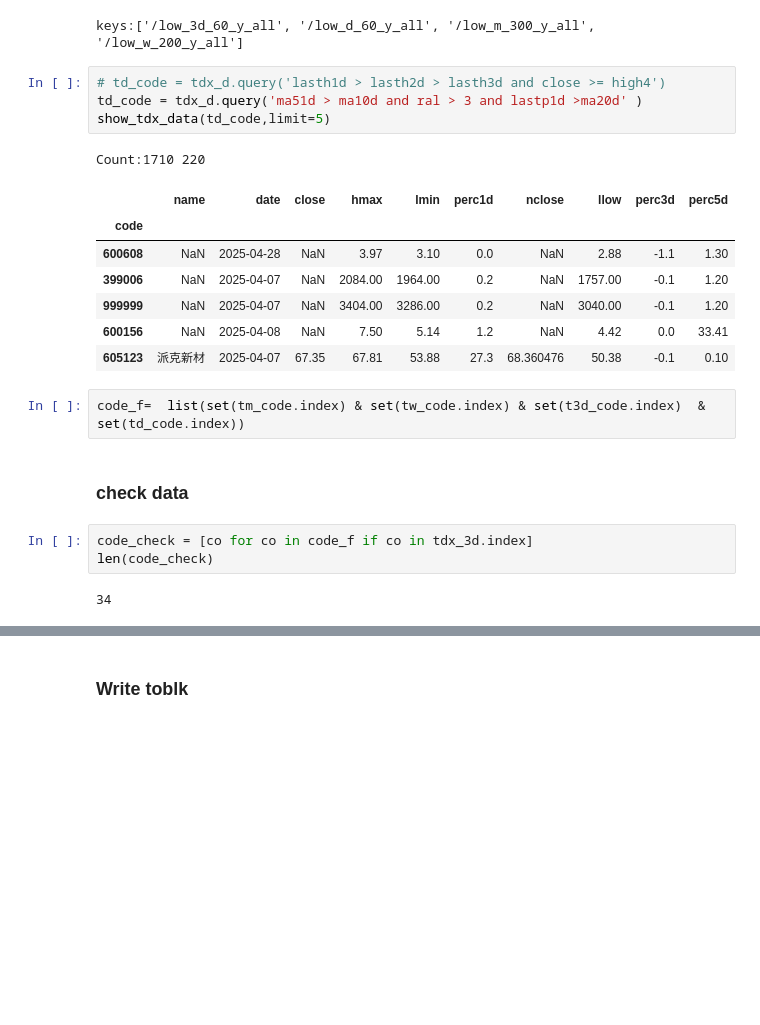
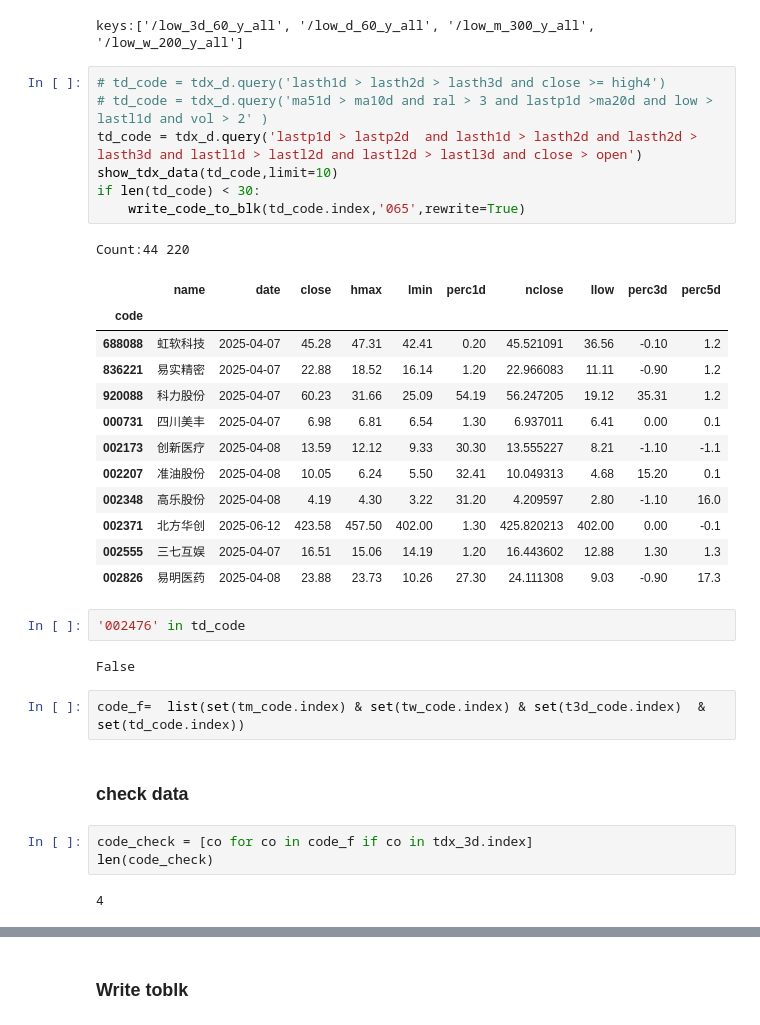
Before and after one commit to johnsonhongyi/pyQuant3, a Jupyter notebook: stock/jupyterAlgo/Quant2023/resample-monitor.ipynb, the cells around one changed output, grey strips where cells are left out. Saved outputs shown, nothing was run; the diff lists cells and outputs as text; blank space fills up the shorter version.

```diff
--- a/stock/jupyterAlgo/Quant2023/resample-monitor.ipynb
+++ b/stock/jupyterAlgo/Quant2023/resample-monitor.ipynb
@@ -495,26 +492,38 @@ tdx_d = cct.combine_dataFrame(h5_d,sinadm)
 keys:['/low_3d_60_y_all', '/low_d_60_y_all', '/low_m_300_y_all', '/low_w_200_y_all']
 # %%
 # td_code = tdx_d.query('lasth1d > lasth2d > lasth3d and close >= high4')
-td_code = tdx_d.query('ma51d > ma10d and ral > 3 and lastp1d >ma20d' )
-show_tdx_data(td_code,limit=5)
+# td_code = tdx_d.query('ma51d > ma10d and ral > 3 and lastp1d >ma20d and low > lastl1d and vol > 2' )
+td_code = tdx_d.query('lastp1d > lastp2d  and lasth1d > lasth2d and lasth2d > lasth3d and lastl1d > lastl2d and lastl2d > lastl3d and close > open')
+show_tdx_data(td_code,limit=10)
+if len(td_code) < 30:
+    write_code_to_blk(td_code.index,'065',rewrite=True)
 # %% [output]
-Count:1710 220
+Count:44 220
 |  | name | date | close | hmax | lmin | perc1d | nclose | llow | perc3d | perc5d |
 | code |  |  |  |  |  |  |  |  |  |  |
-| 600608 | NaN | 2025-04-28 | NaN | 3.97 | 3.10 | 0.0 | NaN | 2.88 | -1.1 | 1.30 |
-| 399006 | NaN | 2025-04-07 | NaN | 2084.00 | 1964.00 | 0.2 | NaN | 1757.00 | -0.1 | 1.20 |
-| 999999 | NaN | 2025-04-07 | NaN | 3404.00 | 3286.00 | 0.2 | NaN | 3040.00 | -0.1 | 1.20 |
-| 600156 | NaN | 2025-04-08 | NaN | 7.50 | 5.14 | 1.2 | NaN | 4.42 | 0.0 | 33.41 |
-| 605123 | 派克新材 | 2025-04-07 | 67.35 | 67.81 | 53.88 | 27.3 | 68.360476 | 50.38 | -0.1 | 0.10 |
+| 688088 | 虹软科技 | 2025-04-07 | 45.28 | 47.31 | 42.41 | 0.20 | 45.521091 | 36.56 | -0.10 | 1.2 |
+| 836221 | 易实精密 | 2025-04-07 | 22.88 | 18.52 | 16.14 | 1.20 | 22.966083 | 11.11 | -0.90 | 1.2 |
+| 920088 | 科力股份 | 2025-04-07 | 60.23 | 31.66 | 25.09 | 54.19 | 56.247205 | 19.12 | 35.31 | 1.2 |
+| 000731 | 四川美丰 | 2025-04-07 | 6.98 | 6.81 | 6.54 | 1.30 | 6.937011 | 6.41 | 0.00 | 0.1 |
+| 002173 | 创新医疗 | 2025-04-08 | 13.59 | 12.12 | 9.33 | 30.30 | 13.555227 | 8.21 | -1.10 | -1.1 |
+| 002207 | 准油股份 | 2025-04-08 | 10.05 | 6.24 | 5.50 | 32.41 | 10.049313 | 4.68 | 15.20 | 0.1 |
+| 002348 | 高乐股份 | 2025-04-08 | 4.19 | 4.30 | 3.22 | 31.20 | 4.209597 | 2.80 | -1.10 | 16.0 |
+| 002371 | 北方华创 | 2025-06-12 | 423.58 | 457.50 | 402.00 | 1.30 | 425.820213 | 402.00 | 0.00 | -0.1 |
+| 002555 | 三七互娱 | 2025-04-07 | 16.51 | 15.06 | 14.19 | 1.20 | 16.443602 | 12.88 | 1.30 | 1.3 |
+| 002826 | 易明医药 | 2025-04-08 | 23.88 | 23.73 | 10.26 | 27.30 | 24.111308 | 9.03 | -0.90 | 17.3 |
+# %%
+'002476' in td_code
+# %% [output]
+False
 # %%
 code_f=  list(set(tm_code.index) & set(tw_code.index) & set(t3d_code.index)  & set(td_code.index))
-# %% [markdown]
-### check data
-# %%
-code_check = [co for co in code_f if co in tdx_3d.index]
-len(code_check)
-# %% [output]
-34
+# %% [markdown]
+### check data
+# %%
+code_check = [co for co in code_f if co in tdx_3d.index]
+len(code_check)
+# %% [output]
+4
 # %%
 show_tdx_data(td_code.loc[code_f])
 # %% [output]
```
Also changed, not shown: parts of 14 cells of this notebook, 3 other files.
